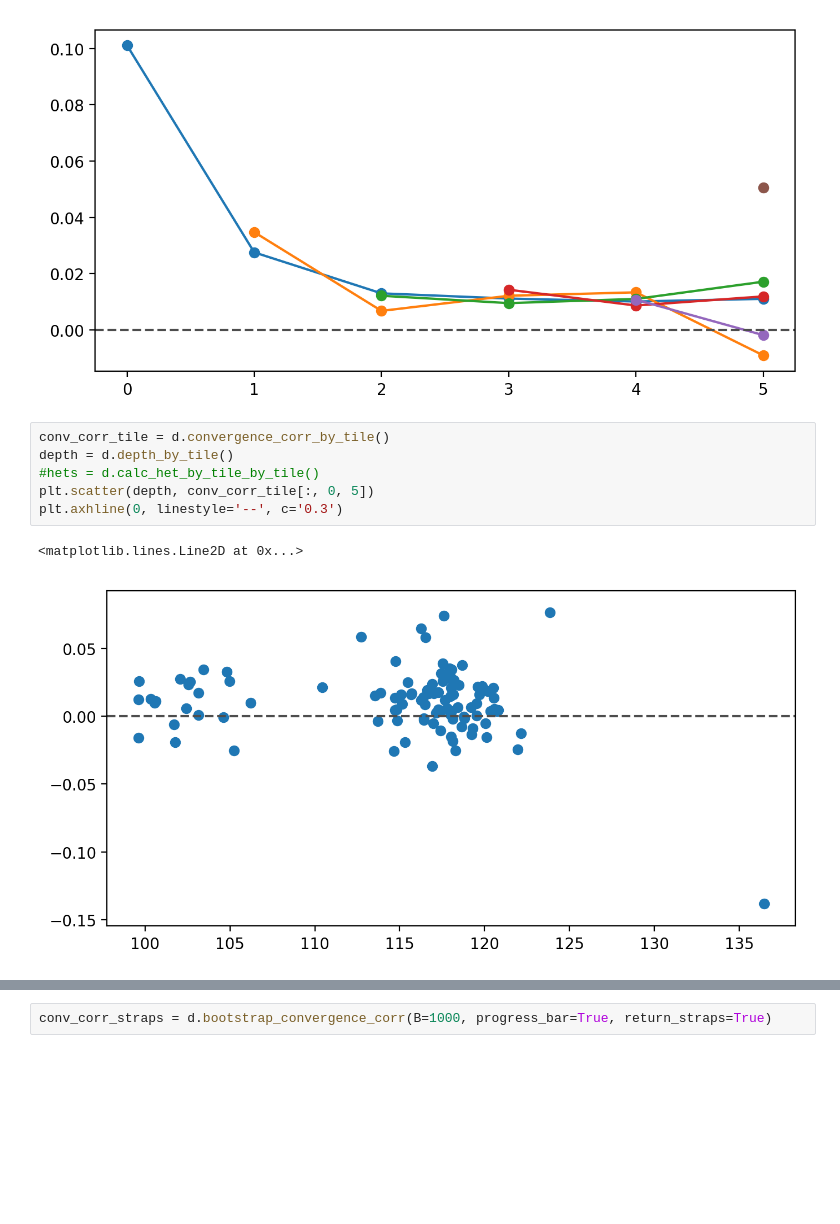
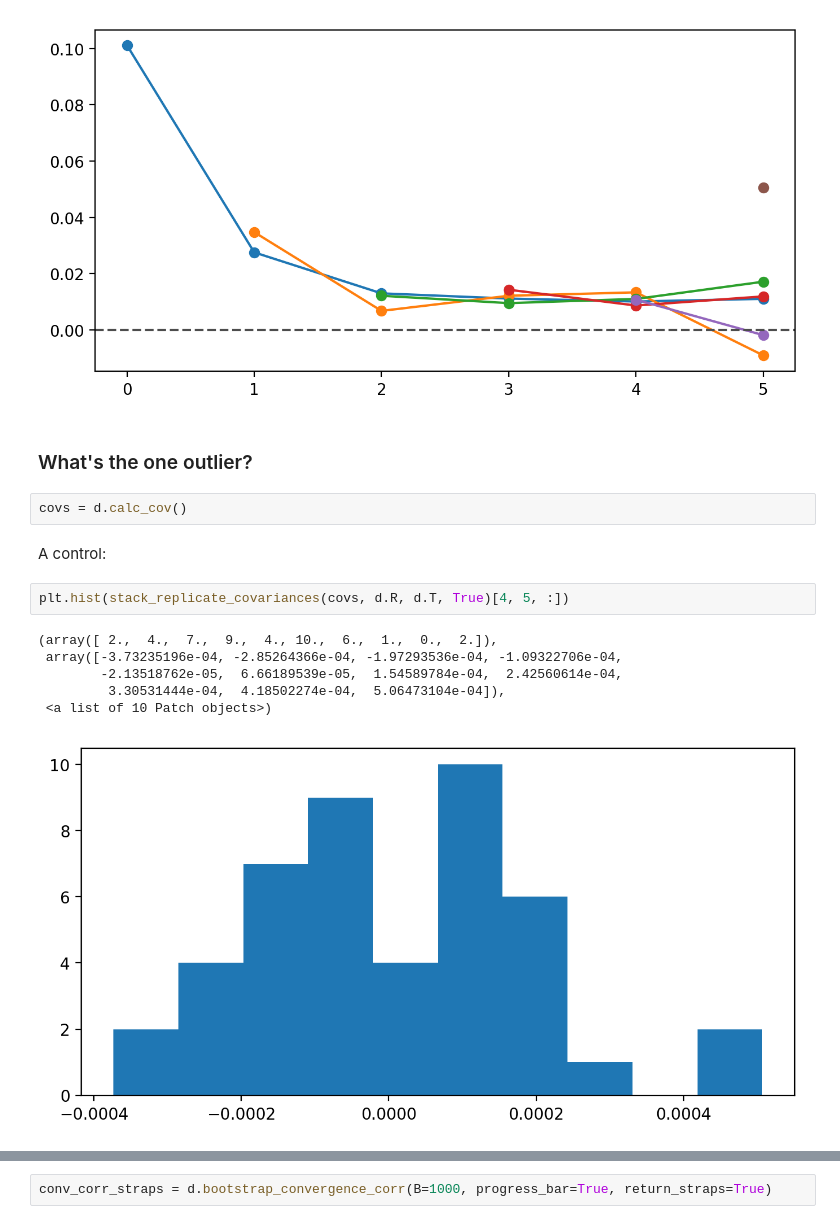
Before and after one commit to vsbuffalo/cvtk, a Jupyter notebook: notebooks/barghi_et_al_2019.ipynb, the cells around one changed output, grey strips where cells are left out. Cells and saved outputs as stored; diff of their text form; blank space fills up the shorter version.

```diff
--- a/notebooks/barghi_et_al_2019.ipynb
+++ b/notebooks/barghi_et_al_2019.ipynb
@@ -368,12 +343,18 @@ plt.axhline(0, linestyle='--', c='0.3')
 # %% [output]
 <matplotlib.lines.Line2D at 0x...>
 [figure]
-# %%
-conv_corr_tile = d.convergence_corr_by_tile()
-depth = d.depth_by_tile()
-#hets = d.calc_het_by_tile_by_tile()
-plt.scatter(depth, conv_corr_tile[:, 0, 5])
-plt.axhline(0, linestyle='--', c='0.3')
-# %% [output]
-<matplotlib.lines.Line2D at 0x...>
-[figure, removed]
+# %% [markdown]
+### What's the one outlier?
+# %%
+covs = d.calc_cov()
+# %% [markdown]
+A control:
+# %%
+plt.hist(stack_replicate_covariances(covs, d.R, d.T, True)[4, 5, :])
+# %% [output]
+(array([ 2.,  4.,  7.,  9.,  4., 10.,  6.,  1.,  0.,  2.]),
+ array([-3.73235196e-04, -2.85264366e-04, -1.97293536e-04, -1.09322706e-04,
+        -2.13518762e-05,  6.66189539e-05,  1.54589784e-04,  2.42560614e-04,
+         3.30531444e-04,  4.18502274e-04,  5.06473104e-04]),
+ <a list of 10 Patch objects>)
+[figure, added]
```
Also changed, not shown: parts of 13 cells of this notebook, 7 other files.
